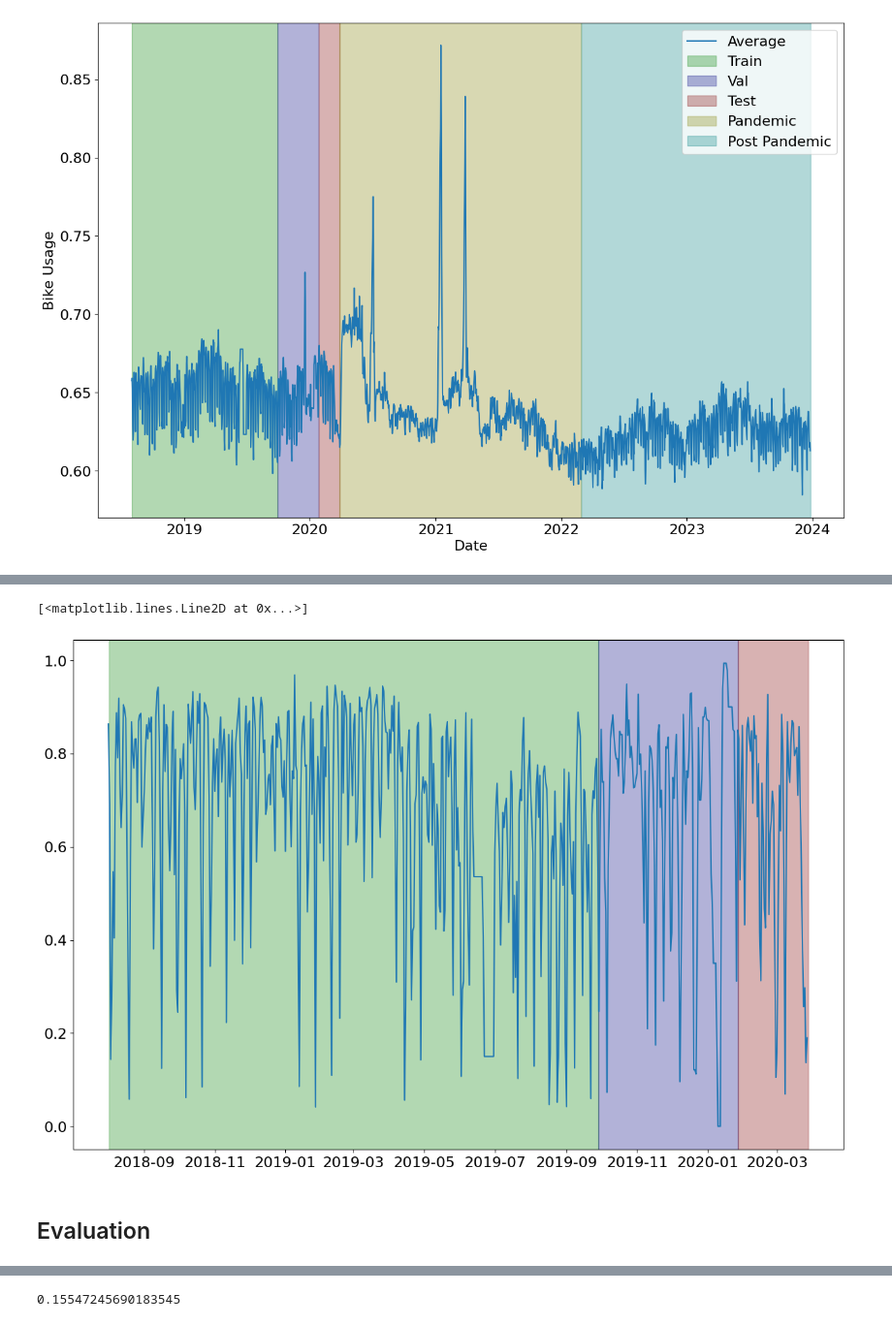
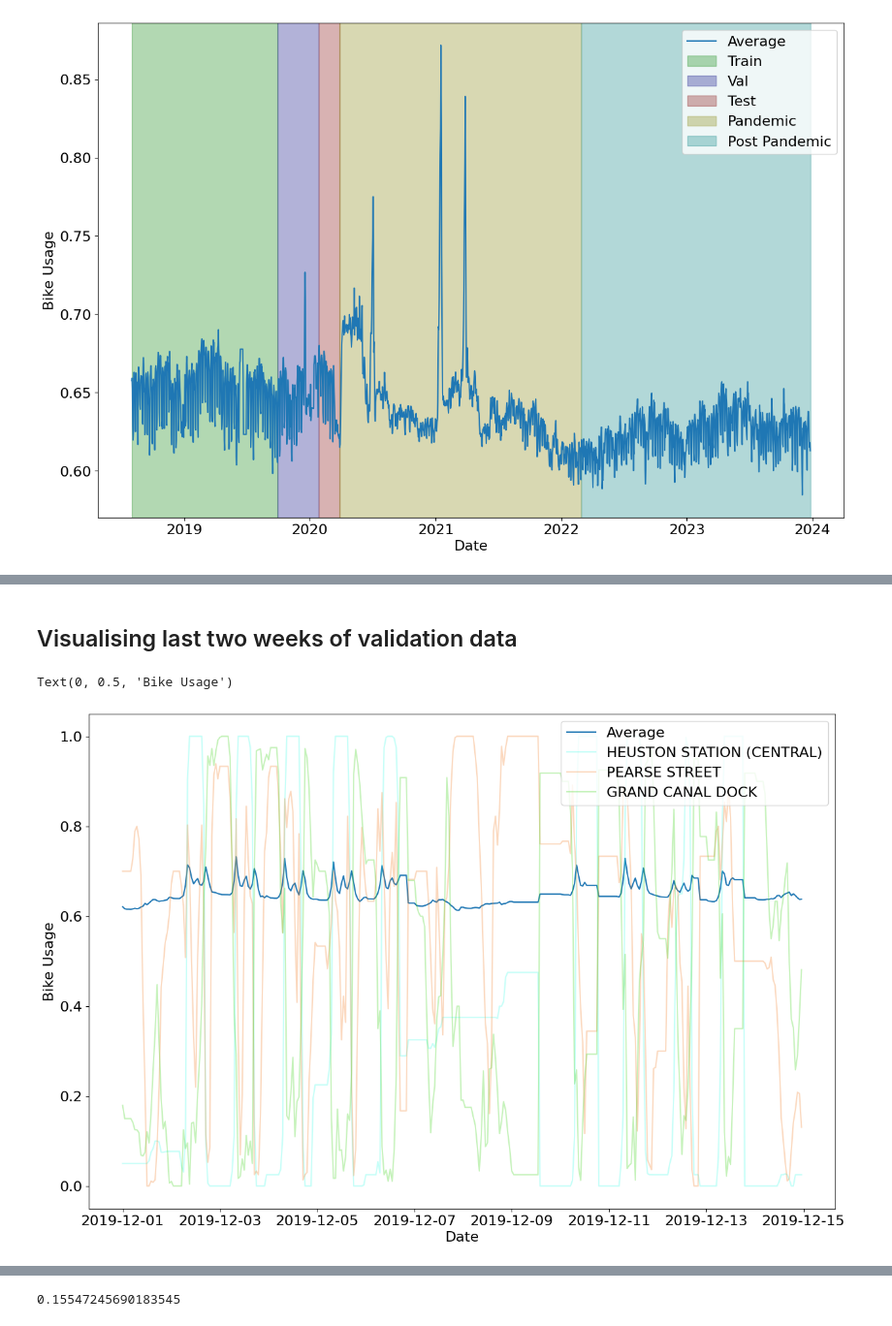
Before and after one commit to HarveyBrezinaConniffe/CSU44061-MachineLearning, a Jupyter notebook: FinalProject/Main.ipynb, the cells around one changed output, grey strips where cells are left out. Shown at 97% size. Cells and saved outputs as stored; diff of their text form; code cells hidden in the pictures.

```diff
--- a/FinalProject/Main.ipynb
+++ b/FinalProject/Main.ipynb
@@ -62,0 +57,4 @@ print(stationID_to_lon)
+# %%
+stationID_to_name = dict({stationID: df[df["STATION ID"] == stationID].iloc[0]["NAME"] for stationID in stationIDs})
+# %%
+name_to_stationID = dict({stationID_to_name[stationID]: stationID for stationID in stationIDs})
@@ -159,0 +179,3 @@ import matplotlib
+# %%
+evalStations = ["HEUSTON STATION (CENTRAL)", "PEARSE STREET", "GRAND CANAL DOCK", "ST. STEPHEN'S GREEN SOUTH"]
+evalIDs = [name_to_stationID[name] for name in evalStations]
@@ -213,26 +217,31 @@ ax.plot(prePandemic.resample("D")["BIKE USAGE"].mean())
-# %%
-fig, ax = plt.subplots()
-fig.set_size_inches(15, 10)
-
-fontsize = 16
-
-plt.rc('font', size=fontsize)
-plt.rc('axes', labelsize=fontsize)
-plt.rc('axes', titlesize=fontsize)
-plt.rc('legend', fontsize=fontsize)
-plt.rc('xtick', labelsize=fontsize)
-plt.rc('ytick', labelsize=fontsize)
-
-ranges = [(trainStart, valStart), (valStart, testStart), (testStart, testEnd)]
-labels = ["Train", "Val", "Test"]
-colors = [(0.0, 0.5, 0.0, 0.3), (0.0, 0.0, 0.5, 0.3), (0.5, 0.0, 0.0, 0.3)]
-
-for range, label, color in zip(ranges, labels, colors):
-    ax.axvspan(range[0], range[1], label=label, color=color)
-
-ax.plot(prePandemic.loc[prePandemic["STATION ID"] == 4].resample("D")["BIKE USAGE"].mean())
-# %% [output]
-[<matplotlib.lines.Line2D at 0x...>]
-[figure, removed]
-# %% [markdown]
-## Evaluation
+# %% [markdown]
+## Visualising last two weeks of validation data
+# %%
+fig, ax = plt.subplots()
+fig.set_size_inches(15, 10)
+
+fontsize = 16
+
+plt.rc('font', size=fontsize)
+plt.rc('axes', labelsize=fontsize)
+plt.rc('axes', titlesize=fontsize)
+plt.rc('legend', fontsize=fontsize)
+plt.rc('xtick', labelsize=fontsize)
+plt.rc('ytick', labelsize=fontsize)
+
+range = ("2019-12-01", "2019-12-14")
+
+ax.plot(prePandemic[range[0]:range[1]].resample("H")["BIKE USAGE"].mean(), label="Average")
+
+i = 0
+for id in evalIDs[:3]:
+    stationData = prePandemic.loc[prePandemic["STATION ID"] == evalIDs[i]][range[0]:range[1]].resample("H")["BIKE USAGE"].mean()
+    ax.plot(stationData, color=(random.random(), random.random(), random.random(), 0.3), label=evalStations[i])
+    i += 1
+
+ax.legend(loc="upper right")
+ax.set_xlabel("Date")
+ax.set_ylabel("Bike Usage")
+# %% [output]
+Text(0, 0.5, 'Bike Usage')
+[figure, added]
```
Also changed, not shown: parts of 28 cells of this notebook.
